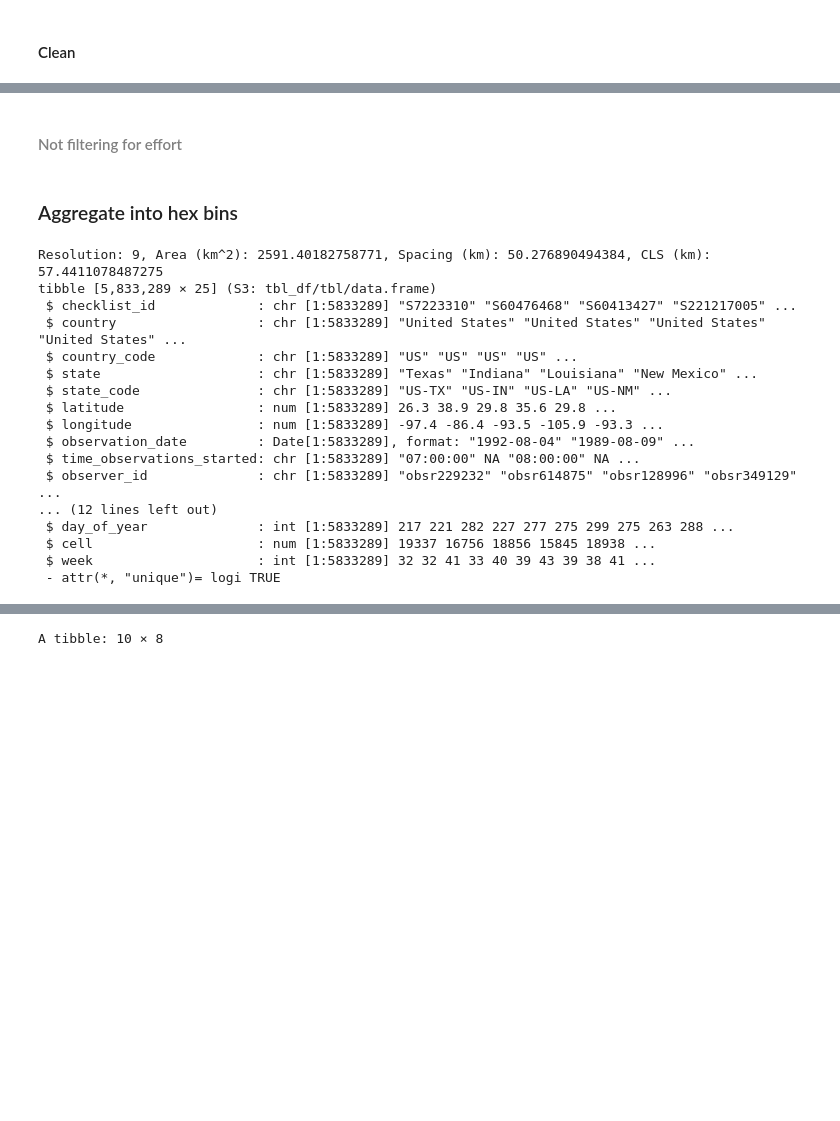
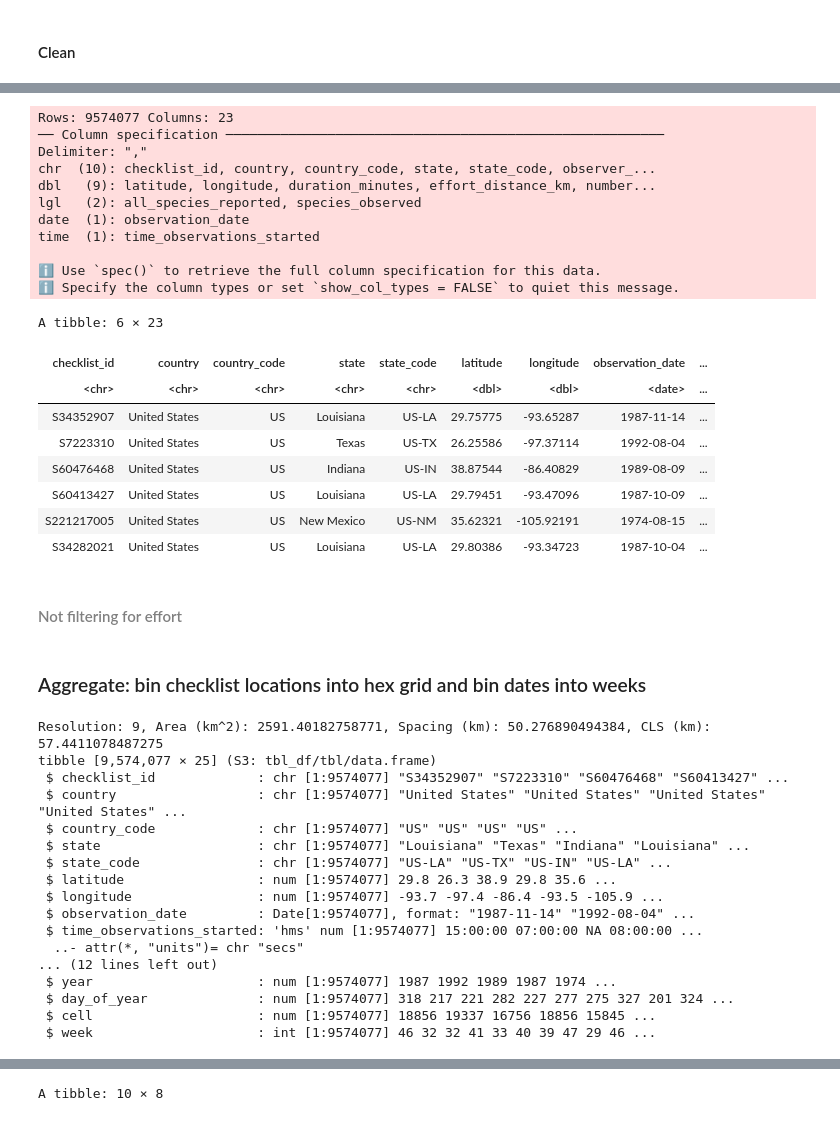
Before and after one commit to jbowen102/CS416_Narrative_Vis_project, a Jupyter notebook: eBird_data_extract.ipynb, the cells around one changed output, grey strips where cells are left out. Drawn from its saved outputs; the diff is of its cells as text; code cells hidden in the pictures; blank space fills up the shorter version.

```diff
--- a/eBird_data_extract.ipynb
+++ b/eBird_data_extract.ipynb
@@ -349,5 +286,6 @@ tibble [5,833,289 × 23] (S3: tbl_df/tbl/data.frame)
 # %%
-file.desc <- "swallow_tailed_kite_compl_20260726"
+# file.desc <- "swallow_tailed_kite_compl_exp_range_20260729"
+file.desc <- "broad_winged_hawk_compl_exp_range_20260729"
 # %%
 write_csv(ebd_df, file.path(PROJECT_DIR, "output", paste0(file.desc, "_zf_clean.csv")))
 # %%
@@ -378,10 +305,39 @@ A tibble: 6 × 23
+# %%
+# file.desc <- "swallow_tailed_kite_compl_exp_range_20260729"
+file.desc <- "broad_winged_hawk_compl_exp_range_20260729"
+# %%
+ebd_df = read_csv(file.path(PROJECT_DIR, "output", paste0(file.desc, "_zf_clean.csv")))
+head(ebd_df)
+# re-back-in data giving another type of data structure for some reason
+# %% [output]
+Rows: 9574077 Columns: 23
+── Column specification ────────────────────────────────────────────────────────
+Delimiter: ","
+chr  (10): checklist_id, country, country_code, state, state_code, observer_...
+dbl   (9): latitude, longitude, duration_minutes, effort_distance_km, number...
+lgl   (2): all_species_reported, species_observed
+date  (1): observation_date
+time  (1): time_observations_started
+
+ℹ Use `spec()` to retrieve the full column specification for this data.
+ℹ Specify the column types or set `show_col_types = FALSE` to quiet this message.
+A tibble: 6 × 23
+| checklist_id | country | country_code | state | state_code | latitude | longitude | observation_date | ... |
+| <chr> | <chr> | <chr> | <chr> | <chr> | <dbl> | <dbl> | <date> | ... |
+| S34352907 | United States | US | Louisiana | US-LA | 29.75775 | -93.65287 | 1987-11-14 | ... |
+| S7223310 | United States | US | Texas | US-TX | 26.25586 | -97.37114 | 1992-08-04 | ... |
+| S60476468 | United States | US | Indiana | US-IN | 38.87544 | -86.40829 | 1989-08-09 | ... |
+| S60413427 | United States | US | Louisiana | US-LA | 29.79451 | -93.47096 | 1987-10-09 | ... |
+| S221217005 | United States | US | New Mexico | US-NM | 35.62321 | -105.92191 | 1974-08-15 | ... |
+| S34282021 | United States | US | Louisiana | US-LA | 29.80386 | -93.34723 | 1987-10-04 | ... |
 # %% [markdown]
 #### <span style="color:grey">Not filtering for effort</span>
 # %% [markdown]
-### Aggregate into hex bins
+### Aggregate: bin checklist locations into hex grid and bin dates into weeks
 # %%
 # construct grid
-dggs <- dgconstruct(spacing = 50, topology = "HEXAGON")
+grid_res_km <- 50
+dggs <- dgconstruct(spacing = grid_res_km, topology = "HEXAGON")
 
 # get hexagonal cell id and week number for each checklist
 ebd_with_cells <- ebd_df |>
@@ -391,22 +347,22 @@ ebd_with_cells <- ebd_df |>
 str(ebd_with_cells)
 # %% [output]
 Resolution: 9, Area (km^2): 2591.40182758771, Spacing (km): 50.276890494384, CLS (km): 57.4411078487275
-tibble [5,833,289 × 25] (S3: tbl_df/tbl/data.frame)
- $ checklist_id             : chr [1:5833289] "S7223310" "S60476468" "S60413427" "S221217005" ...
- $ country                  : chr [1:5833289] "United States" "United States" "United States" "United States" ...
- $ country_code             : chr [1:5833289] "US" "US" "US" "US" ...
- $ state                    : chr [1:5833289] "Texas" "Indiana" "Louisiana" "New Mexico" ...
- $ state_code               : chr [1:5833289] "US-TX" "US-IN" "US-LA" "US-NM" ...
- $ latitude                 : num [1:5833289] 26.3 38.9 29.8 35.6 29.8 ...
- $ longitude                : num [1:5833289] -97.4 -86.4 -93.5 -105.9 -93.3 ...
- $ observation_date         : Date[1:5833289], format: "1992-08-04" "1989-08-09" ...
- $ time_observations_started: chr [1:5833289] "07:00:00" NA "08:00:00" NA ...
- $ observer_id              : chr [1:5833289] "obsr229232" "obsr614875" "obsr128996" "obsr349129" ...
+tibble [9,574,077 × 25] (S3: tbl_df/tbl/data.frame)
+ $ checklist_id             : chr [1:9574077] "S34352907" "S7223310" "S60476468" "S60413427" ...
+ $ country                  : chr [1:9574077] "United States" "United States" "United States" "United States" ...
+ $ country_code             : chr [1:9574077] "US" "US" "US" "US" ...
+ $ state                    : chr [1:9574077] "Louisiana" "Texas" "Indiana" "Louisiana" ...
+ $ state_code               : chr [1:9574077] "US-LA" "US-TX" "US-IN" "US-LA" ...
+ $ latitude                 : num [1:9574077] 29.8 26.3 38.9 29.8 35.6 ...
+ $ longitude                : num [1:9574077] -93.7 -97.4 -86.4 -93.5 -105.9 ...
+ $ observation_date         : Date[1:9574077], format: "1987-11-14" "1992-08-04" ...
+ $ time_observations_started: 'hms' num [1:9574077] 15:00:00 07:00:00 NA 08:00:00 ...
+  ..- attr(*, "units")= chr "secs"
 ... (12 lines left out)
- $ day_of_year              : int [1:5833289] 217 221 282 227 277 275 299 275 263 288 ...
- $ cell                     : num [1:5833289] 19337 16756 18856 15845 18938 ...
- $ week                     : int [1:5833289] 32 32 41 33 40 39 43 39 38 41 ...
- - attr(*, "unique")= logi TRUE
+ $ year                     : num [1:9574077] 1987 1992 1989 1987 1974 ...
+ $ day_of_year              : num [1:9574077] 318 217 221 282 227 277 275 327 201 324 ...
+ $ cell                     : num [1:9574077] 18856 19337 16756 18856 15845 ...
+ $ week                     : int [1:9574077] 46 32 32 41 33 40 39 47 29 46 ...
 # %%
 # generate polygons for the grid cells
 # hexagons <- dgcellstogrid(dggs, unique(pts$cell), frame = FALSE) %>%
```
Also changed, not shown: parts of 43 cells of this notebook.
